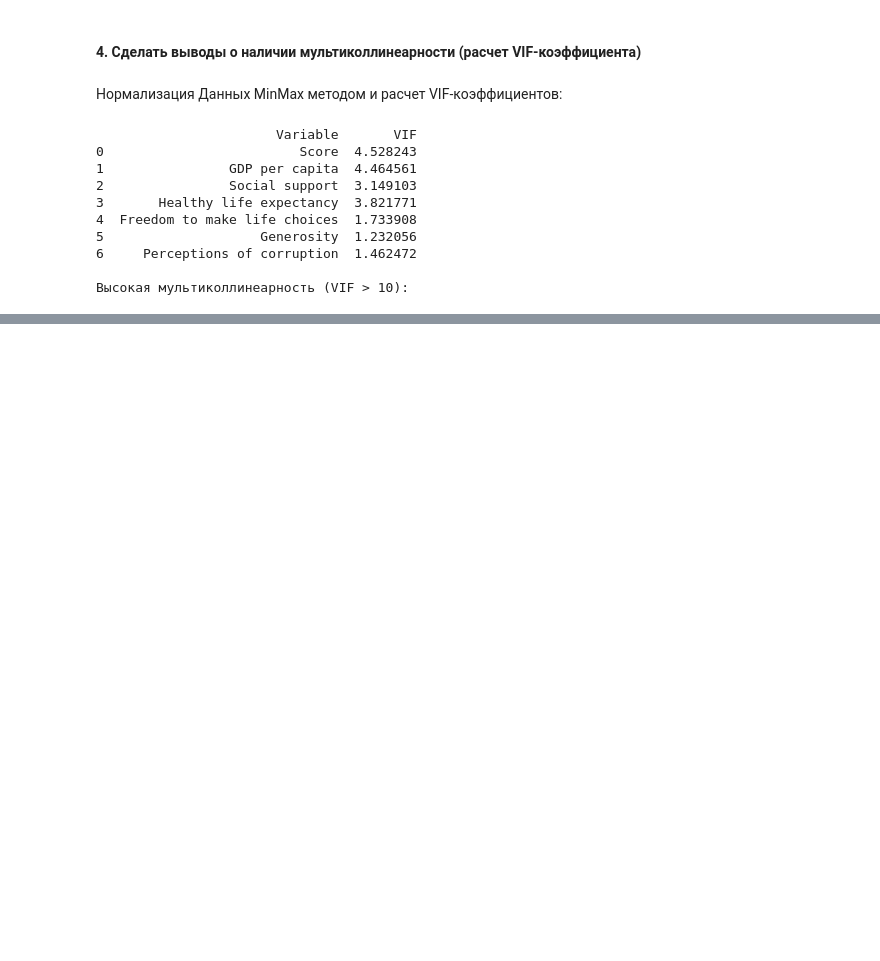
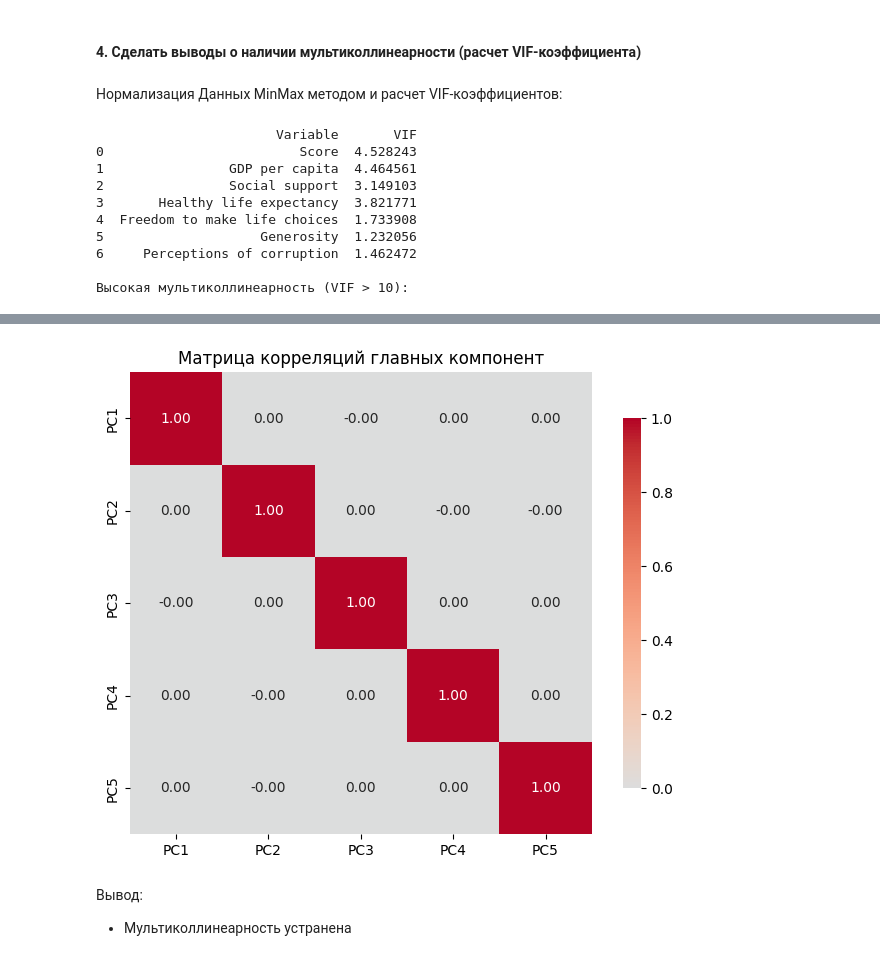
Before and after one commit to Reful4ent/ML_Labs, a Jupyter notebook: main.ipynb, the cells around one changed output, grey strips where cells are left out. Cells and saved outputs as stored; diff of their text form; code cells hidden in the pictures; blank space fills up the shorter version.

```diff
--- a/main.ipynb
+++ b/main.ipynb
@@ -293,0 +635,21 @@ for _,row in VIFs.iterrows():
+# %%
+pca_columns = [f'PC{i+1}' for i in range(X_reduced.shape[1])]
+df_pca = pandas.DataFrame(X_reduced, columns=pca_columns)
+
+corr_matrix_pca = df_pca.corr()
+
+plot.figure(figsize=(8, 6))
+seaborn.heatmap(corr_matrix_pca,
+            annot=True,
+            cmap='coolwarm',
+            center=0,
+            square=True,
+            fmt=".2f",
+            cbar_kws={"shrink": 0.8})
+plot.title('Матрица корреляций главных компонент')
+plot.show()
+# %% [output]
+[figure, added]
+# %% [markdown]
+Вывод:
+- Мультиколлинеарность устранена
```
Also changed, not shown: parts of 18 cells of this notebook, 1 other file.
